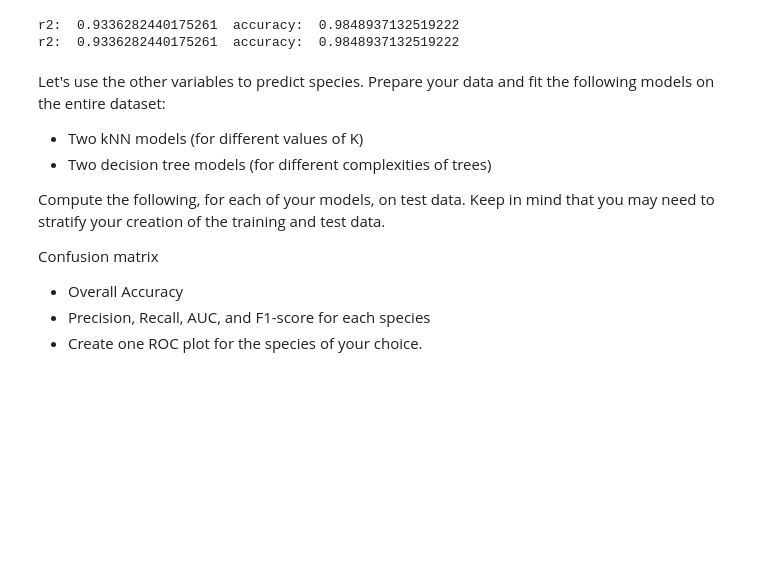
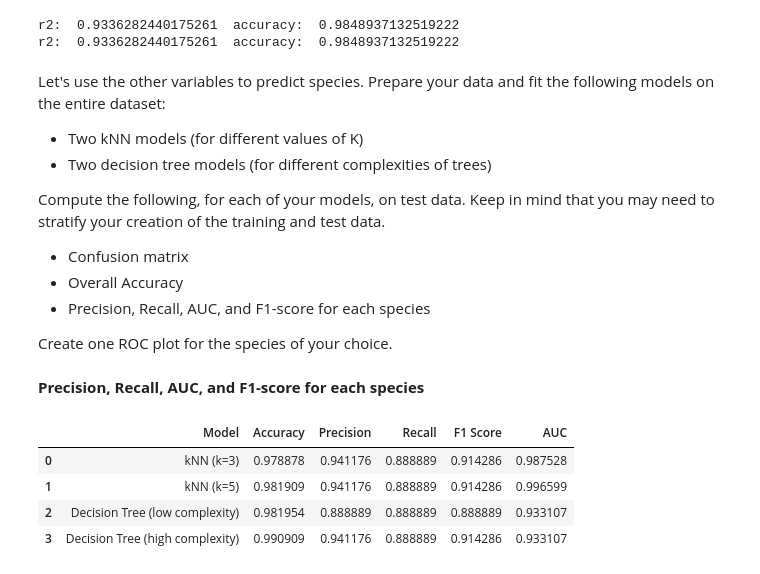
Before and after one commit to BLauf/GSB-544, a Jupyter notebook: practice_activities/8.2_classification/classification.ipynb, the cells around one changed output. Saved outputs shown, nothing was run; the diff lists cells and outputs as text; code cells hidden in the pictures; blank space fills up the shorter version.

```diff
--- a/practice_activities/8.2_classification/classification.ipynb
+++ b/practice_activities/8.2_classification/classification.ipynb
@@ -78,7 +84,8 @@ Let's use the other variables to predict species. Prepare your data and fit the
 
 Compute the following, for each of your models, on test data. Keep in mind that you may need to stratify your creation of the training and test data.
 
-Confusion matrix
+- Confusion matrix
 - Overall Accuracy
 - Precision, Recall, AUC, and F1-score for each species
-- Create one ROC plot for the species of your choice.
+
+Create one ROC plot for the species of your choice.
@@ -84,0 +138,49 @@ Confusion matrix
+# %% [markdown]
+**Precision, Recall, AUC, and F1-score for each species**
+# %%
+# List of pipelines
+pipelines = {
+    "kNN (k=3)": knn3_pipeline,
+    "kNN (k=5)": knn5_pipeline,
+    "Decision Tree (low complexity)": dt_pipeline_low_complex,
+    "Decision Tree (high complexity)": dt_pipeline_high_complex
+}
+
+# Initialize results dictionary
+results = []
+
+# Loop through pipelines and calculate metrics
+for name, pipeline in pipelines.items():
+    # Fit the pipeline
+    pipeline.fit(X_train, y_train)
+
+    # Predictions and probabilities
+    y_pred = pipeline.predict(X_test)
+    y_pred_proba = pipeline.predict_proba(X_test)[:, 1] if hasattr(pipeline.named_steps["decision_tree"] if "decision_tree" in pipeline.named_steps else pipeline.named_steps["knn"], "predict_proba") else None
+
+    # Metrics
+    accuracy = scores = cross_val_score(pipeline, X, y, cv=5, scoring='accuracy')
+    accuracy = scores.mean()
+    precision = precision_score(y_test, y_pred)
+    recall = recall_score(y_test, y_pred)
+    f1 = f1_score(y_test, y_pred)
+    auc_score = roc_auc_score(y_test, y_pred_proba) if y_pred_proba is not None else None
+
+    # Append results
+    results.append({
+        "Model": name,
+        "Accuracy": accuracy,
+        "Precision": precision,
+        "Recall": recall,
+        "F1 Score": f1,
+        "AUC": auc_score
+    })
+
+results_df = pd.DataFrame(results)
+results_df
+# %% [output]
+|  | Model | Accuracy | Precision | Recall | F1 Score | AUC |
+| 0 | kNN (k=3) | 0.978878 | 0.941176 | 0.888889 | 0.914286 | 0.987528 |
+| 1 | kNN (k=5) | 0.981909 | 0.941176 | 0.888889 | 0.914286 | 0.996599 |
+| 2 | Decision Tree (low complexity) | 0.981954 | 0.888889 | 0.888889 | 0.888889 | 0.933107 |
+| 3 | Decision Tree (high complexity) | 0.990909 | 0.941176 | 0.888889 | 0.914286 | 0.933107 |
```
Also changed, not shown: parts of 8 cells of this notebook, 1 other file.
